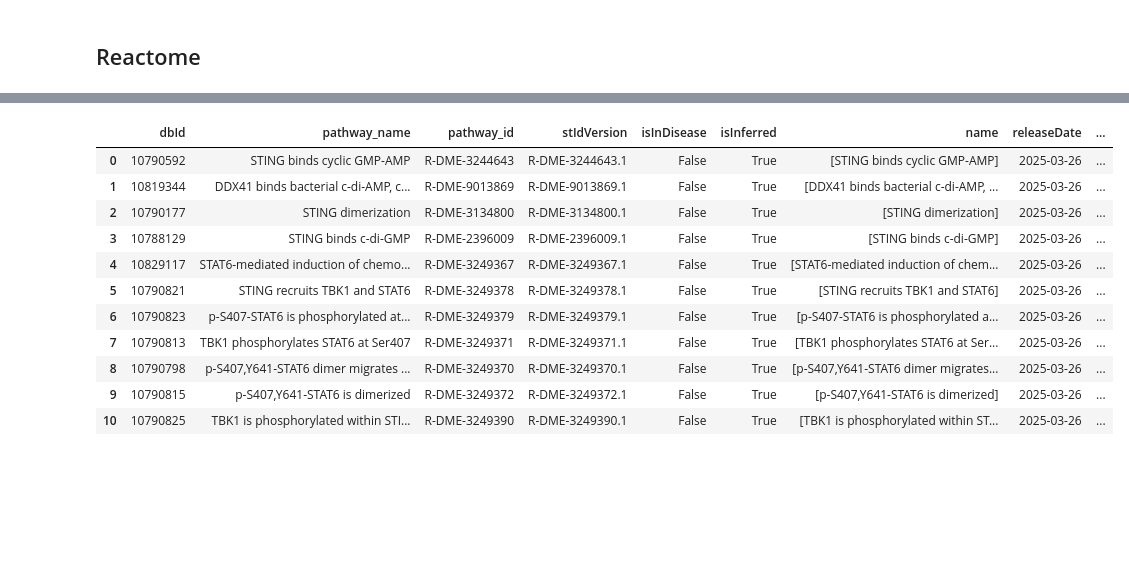
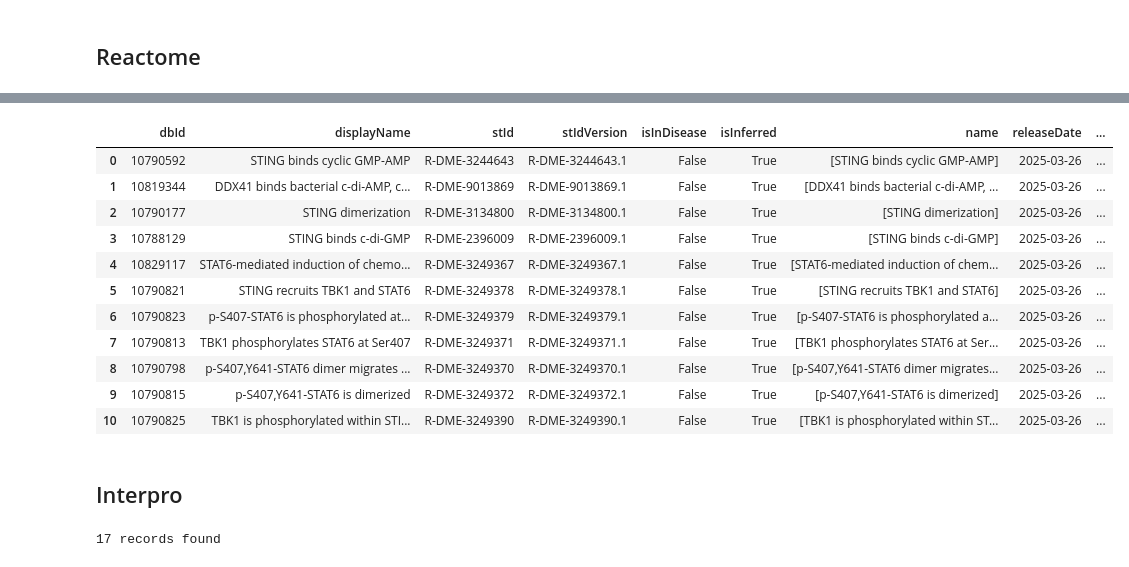
Before and after one commit to ProteinEngineering-PESB2/BioSeqDownloader, a Jupyter notebook: tests.ipynb, the cells around one changed output, grey strips where cells are left out. Cells and saved outputs as stored; diff of their text form; code cells hidden in the pictures; blank space fills up the shorter version.

Commit message:
More data retrieval tools added

```diff
--- a/tests.ipynb
+++ b/tests.ipynb
@@ -1194,10 +750,9 @@ class ReactomeInstance():
 # %%
 instance = ReactomeInstance()
-respponse = instance.get_pathway("R-DME-1834941")
-df = instance.parse_pathway(respponse)
-df
+response = instance.fetch("R-DME-1834941")
+pd.DataFrame(instance.parse(response))
 # %% [output]
-|  | dbId | pathway_name | pathway_id | stIdVersion | isInDisease | isInferred | name | releaseDate | ... |
+|  | dbId | displayName | stId | stIdVersion | isInDisease | isInferred | name | releaseDate | ... |
 | 0 | 10790592 | STING binds cyclic GMP-AMP | R-DME-3244643 | R-DME-3244643.1 | False | True | [STING binds cyclic GMP-AMP] | 2025-03-26 | ... |
 | 1 | 10819344 | DDX41 binds bacterial c-di-AMP, c... | R-DME-9013869 | R-DME-9013869.1 | False | True | [DDX41 binds bacterial c-di-AMP, ... | 2025-03-26 | ... |
 | 2 | 10790177 | STING dimerization | R-DME-3134800 | R-DME-3134800.1 | False | True | [STING dimerization] | 2025-03-26 | ... |
@@ -1209,3 +764,5 @@ df
 | 8 | 10790798 | p-S407,Y641-STAT6 dimer migrates ... | R-DME-3249370 | R-DME-3249370.1 | False | True | [p-S407,Y641-STAT6 dimer migrates... | 2025-03-26 | ... |
 | 9 | 10790815 | p-S407,Y641-STAT6 is dimerized | R-DME-3249372 | R-DME-3249372.1 | False | True | [p-S407,Y641-STAT6 is dimerized] | 2025-03-26 | ... |
 | 10 | 10790825 | TBK1 is phosphorylated within STI... | R-DME-3249390 | R-DME-3249390.1 | False | True | [TBK1 is phosphorylated within ST... | 2025-03-26 | ... |
+# %% [markdown]
+## Interpro
@@ -1211,0 +773,18 @@ df
+# %%
+instance = InterproInstance(
+    #fields_to_extract={
+    #    "1": "metadata.accession",
+    #    "2": "metadata.name"
+    #}
+)
+test = instance.fetch(
+    "entry",
+    "InterPro",
+    "",
+    "",
+    "protein",
+    "UniProt",
+    "P05067"
+)
+# %% [output]
+17 records found
```
Also changed, not shown: parts of 59 cells of this notebook, 14 other files.
